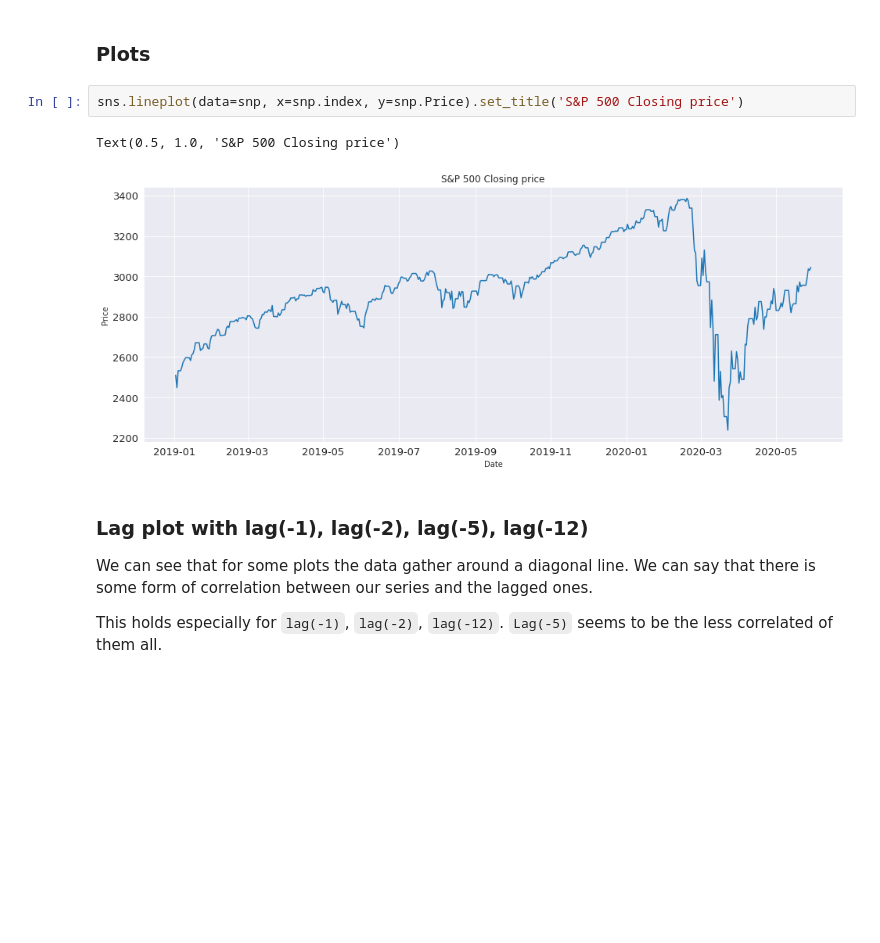
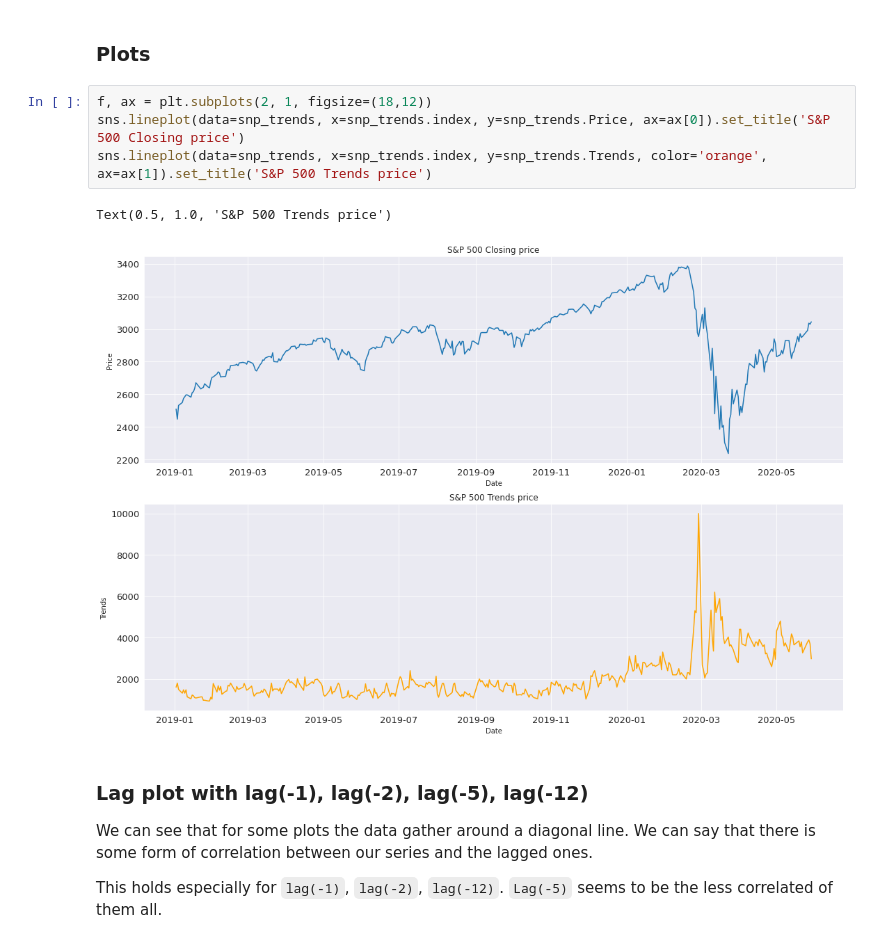
Before and after one commit to epfl-ada/ada-2020-project-milestone-p3-p3_dataurus, a Jupyter notebook: scripts/data.ipynb, the cells around one changed output. Saved outputs shown, nothing was run; the diff lists cells and outputs as text; blank space fills up the shorter version.

```diff
--- a/scripts/data.ipynb
+++ b/scripts/data.ipynb
@@ -66,10 +67,12 @@ snp.head(10) # Weekends are missing
 # %% [markdown]
 ### Plots
-# %%
-sns.lineplot(data=snp, x=snp.index, y=snp.Price).set_title('S&P 500 Closing price')
-# %% [output]
-Text(0.5, 1.0, 'S&P 500 Closing price')
-[figure, removed]
+# %%
+f, ax = plt.subplots(2, 1, figsize=(18,12))
+sns.lineplot(data=snp_trends, x=snp_trends.index, y=snp_trends.Price, ax=ax[0]).set_title('S&P 500 Closing price')
+sns.lineplot(data=snp_trends, x=snp_trends.index, y=snp_trends.Trends, color='orange', ax=ax[1]).set_title('S&P 500 Trends price')
+# %% [output]
+Text(0.5, 1.0, 'S&P 500 Trends price')
+[figure, added]
 # %% [markdown]
 ### Lag plot with lag(-1), lag(-2), lag(-5), lag(-12)
 
```
Also changed, not shown: parts of 9 cells of this notebook.
